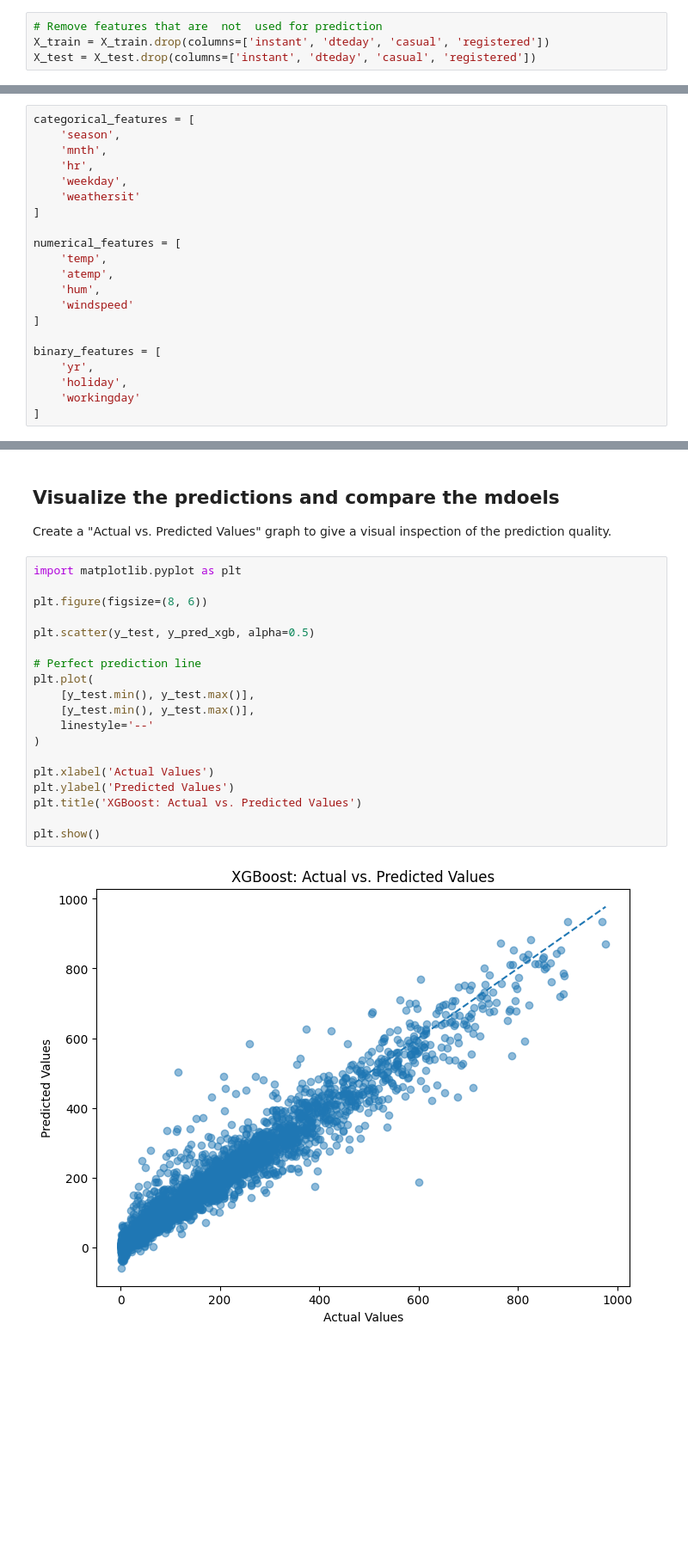
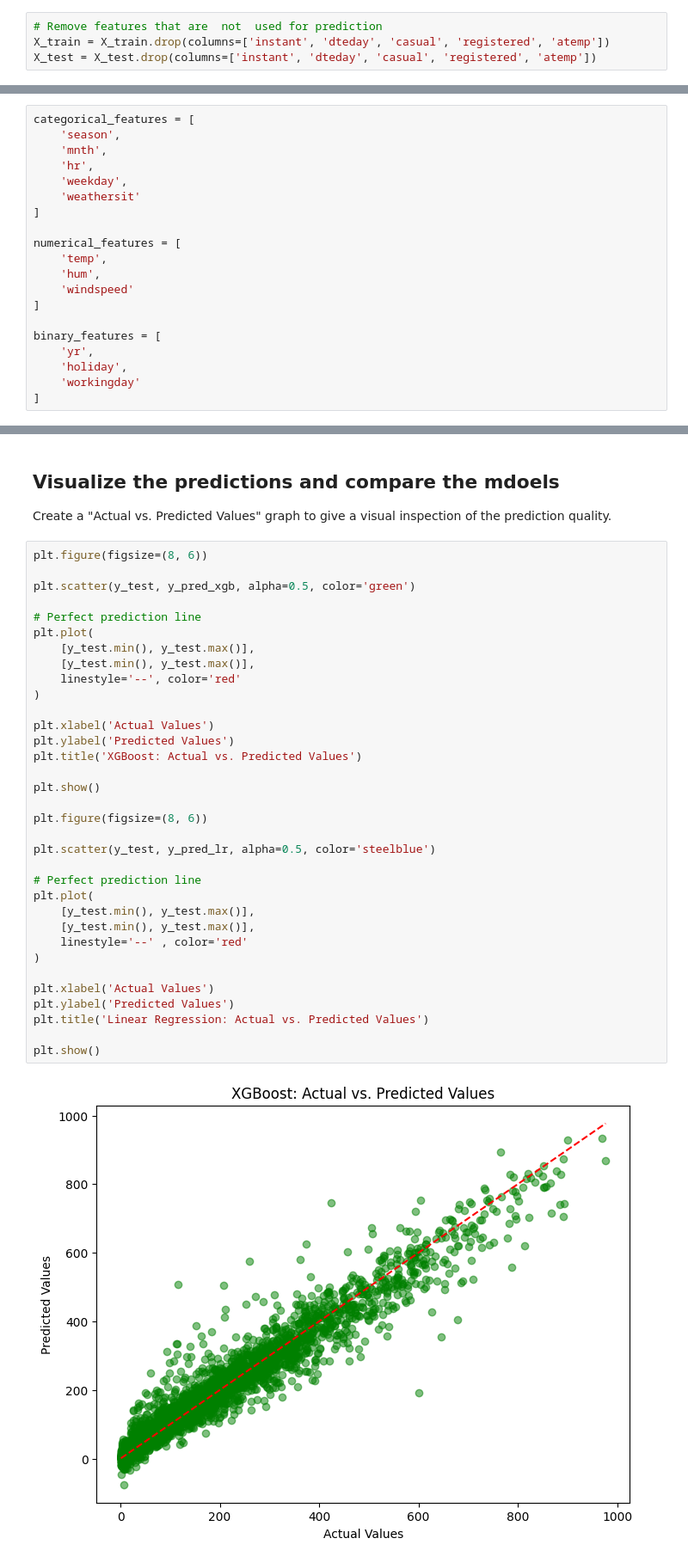
Before and after one commit to felwern/AI_course_exercises, a Jupyter notebook: Exercise_2_regression_model/Assignment_1_Regression_model.ipynb, the cells around one changed output, grey strips where cells are left out. Shown at 86% size. Saved outputs shown, nothing was run; the diff lists cells and outputs as text; blank space fills up the shorter version.

```diff
--- a/Exercise_2_regression_model/Assignment_1_Regression_model.ipynb
+++ b/Exercise_2_regression_model/Assignment_1_Regression_model.ipynb
@@ -181,4 +209,4 @@ plt.show()
 # %%
 # Remove features that are  not  used for prediction
-X_train = X_train.drop(columns=['instant', 'dteday', 'casual', 'registered'])
-X_test = X_test.drop(columns=['instant', 'dteday', 'casual', 'registered'])
+X_train = X_train.drop(columns=['instant', 'dteday', 'casual', 'registered', 'atemp'])
+X_test = X_test.drop(columns=['instant', 'dteday', 'casual', 'registered', 'atemp'])
@@ -193,7 +223,6 @@ categorical_features = [
 
 numerical_features = [
     'temp',
-    'atemp',
     'hum',
     'windspeed'
 ]
@@ -328,23 +413,38 @@ R²: 0.681374955182315
 ## Visualize the predictions and compare the mdoels
 Create a "Actual vs. Predicted Values" graph to give a visual inspection of the prediction quality.
 # %%
-import matplotlib.pyplot as plt
-
 plt.figure(figsize=(8, 6))
 
-plt.scatter(y_test, y_pred_xgb, alpha=0.5)
+plt.scatter(y_test, y_pred_xgb, alpha=0.5, color='green')
 
 # Perfect prediction line
 plt.plot(
     [y_test.min(), y_test.max()],
     [y_test.min(), y_test.max()],
-    linestyle='--'
+    linestyle='--', color='red'
 )
 
 plt.xlabel('Actual Values')
 plt.ylabel('Predicted Values')
 plt.title('XGBoost: Actual vs. Predicted Values')
 
 plt.show()
+
+plt.figure(figsize=(8, 6))
+
+plt.scatter(y_test, y_pred_lr, alpha=0.5, color='steelblue')
+
+# Perfect prediction line
+plt.plot(
+    [y_test.min(), y_test.max()],
+    [y_test.min(), y_test.max()],
+    linestyle='--' , color='red'
+)
+
+plt.xlabel('Actual Values')
+plt.ylabel('Predicted Values')
+plt.title('Linear Regression: Actual vs. Predicted Values')
+
+plt.show()
 # %% [output]
-[figure, old version]
+[figure, new version]
```
Also changed, not shown: parts of 24 cells of this notebook.
